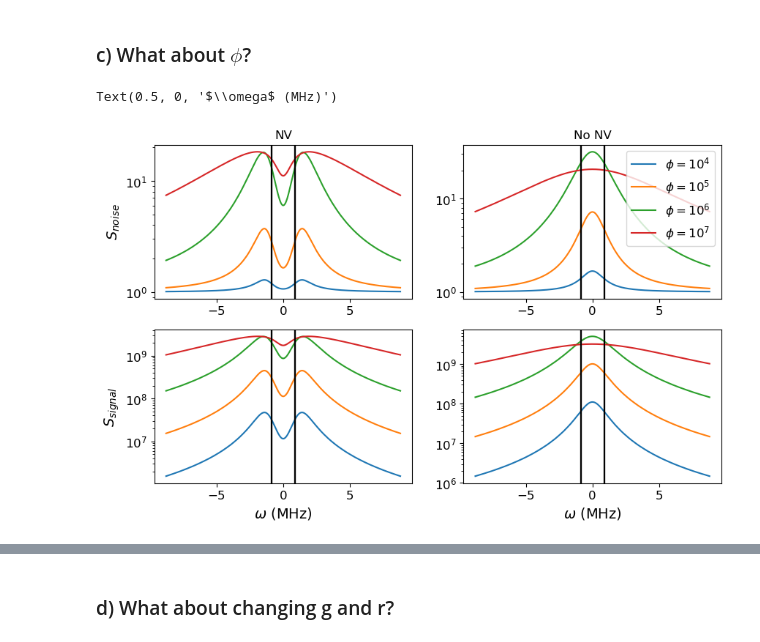
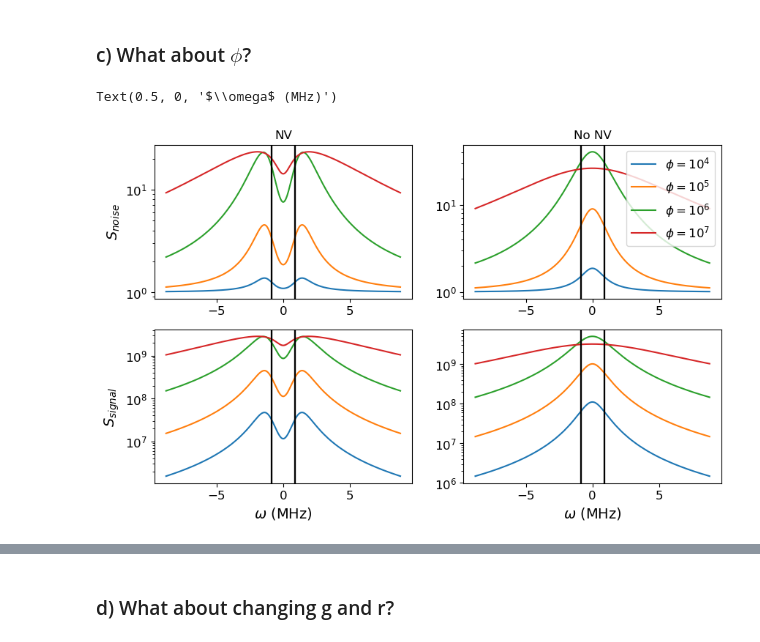
Before and after one commit to jleamer/mode_cooling, a Jupyter notebook: attenuation_calcs.ipynb, the cells around one changed output, grey strips where cells are left out. Saved outputs shown, nothing was run; the diff lists cells and outputs as text; code cells hidden in the pictures.

```diff
--- a/attenuation_calcs.ipynb
+++ b/attenuation_calcs.ipynb
@@ -219,7 +239,7 @@ output_snr_no_nv_vals = output_signal_no_nv_vals / output_noise_no_nv_vals
 output_noise_vals = []
 output_signal_vals = []
 for b in β_vals:
-    temp = get_photons_e(ω_bounds, κ, γ, ϕ, g, r, nT, nc, b)
+    temp = get_photons_e(ω_bounds, κ, γ, ϕ, g, r, nT, nc, b, Sϕ)
     output_noise_vals.append(temp[0])
     output_signal_vals.append(temp[1])
 
@@ -247,9 +267,9 @@ s_signal_out_vals = []
 s_noise_out_no_NV_vals = []
 s_signal_out_no_NV_vals = []
 for k in κ_vals:
-    s_noise_out_vals.append(get_output_noise_spectrum_e(10*ω_bounds, k, γ, ϕ, g, r, nT, nc, β))
+    s_noise_out_vals.append(get_output_noise_spectrum_e(10*ω_bounds, k, γ, ϕ, g, r, nT, nc, β, Sϕ))
     s_signal_out_vals.append(get_output_signal_spectrum_e(10*ω_bounds, k, γ, ϕ, g, r, nT, nc, β))
-    s_noise_out_no_NV_vals.append(get_output_noise_spectrum_e_no_NV(10*ω_bounds, k, γ, ϕ, nT, β))
+    s_noise_out_no_NV_vals.append(get_output_noise_spectrum_e_no_NV(10*ω_bounds, k, γ, ϕ, nT, β, Sϕ))
     s_signal_out_no_NV_vals.append(get_output_signal_spectrum_e_no_NV(10*ω_bounds, k, γ, ϕ, nT, β))
 
 #linestyles = ['-', (0, (5, 10)), (0, (5, 7.5)), (0, (5, 5)), (0, (5, 2.5))]
@@ -300,7 +321,7 @@ input_snr = input_signal / input_noise
 output_noise_no_NV_vals = np.zeros(κ_vals.shape[0])
 output_signal_no_NV_vals = np.zeros(κ_vals.shape[0])
 for i, k in enumerate(κ_vals):
-    temp = get_photons_e_no_NV(ω_bounds, k, γ, ϕ, nT, β)
+    temp = get_photons_e_no_NV(ω_bounds, k, γ, ϕ, nT, β, Sϕ)
     output_noise_no_NV_vals[i] = temp[0]
     output_signal_no_NV_vals[i] = temp[1]
 
@@ -311,7 +332,7 @@ output_snr_no_NV_vals = output_signal_no_NV_vals / output_noise_no_NV_vals
 output_noise_vals = np.zeros(κ_vals.shape[0])
 output_signal_vals = np.zeros(κ_vals.shape[0])
 for i, k in enumerate(κ_vals):
-    temp = get_photons_e(ω_bounds, k, γ, ϕ, g, r, nT, nc, β)
+    temp = get_photons_e(ω_bounds, k, γ, ϕ, g, r, nT, nc, β, Sϕ)
     output_noise_vals[i] = temp[0]
     output_signal_vals[i] = temp[1]
 
@@ -358,42 +379,42 @@ s_signal_out_vals = []
 s_noise_out_no_NV_vals = []
 s_signal_out_no_NV_vals = []
 for p in ϕ_vals:
-    s_noise_out_vals.append(get_output_noise_spectrum_e(10*ω_bounds, κ, γ, p, g, r, nT, nc, β))
+    s_noise_out_vals.append(get_output_noise_spectrum_e(10*ω_bounds, κ, γ, p, g, r, nT, nc, β, Sϕ))
     s_signal_out_vals.append(get_output_signal_spectrum_e(10*ω_bounds, κ, γ, p, g, r, nT, nc, β))
-    s_noise_out_no_NV_vals.append(get_output_noise_spectrum_e_no_NV(10*ω_bounds, κ, γ, p, nT, β))
+    s_noise_out_no_NV_vals.append(get_output_noise_spectrum_e_no_NV(10*ω_bounds, κ, γ, p, nT, β, Sϕ))
     s_signal_out_no_NV_vals.append(get_output_signal_spectrum_e_no_NV(10*ω_bounds, κ, γ, p, nT, β))
 
 #linestyles = ['-', (0, (5, 10)), (0, (5, 7.5)), (0, (5, 5)), (0, (5, 2.5))]
 linestyles = ['-', '-', '-', '-']
 fig = plt.figure(1, figsize=(10, 6))
 ax = fig.subplots(2, 2)
 for i, p in enumerate(ϕ_vals):
     ax[0][0].semilogy(10*ω_bounds / 1e6, s_noise_out_vals[i], linestyle=linestyles[i])
     ax[0][0].axvline(x=-γ/1e6, color='k')
     ax[0][0].axvline(x=γ/1e6, color='k')
 
     ax[0][1].semilogy(10*ω_bounds / 1e6, s_noise_out_no_NV_vals[i], linestyle=linestyles[i], label='$\\phi = 10^{' + str(i+4) + '}$')
     ax[0][1].axvline(x=-γ/1e6, color='k')
     ax[0][1].axvline(x=γ/1e6, color='k')
 
     ax[1][0].semilogy(10*ω_bounds / 1e6, s_signal_out_vals[i], linestyle=linestyles[i])
     ax[1][0].axvline(x=-γ/1e6, color='k')
     ax[1][0].axvline(x=γ/1e6, color='k')
 
     ax[1][1].semilogy(10*ω_bounds / 1e6, s_signal_out_no_NV_vals[i], linestyle=linestyles[i])
     ax[1][1].axvline(x=-γ/1e6, color='k')
     ax[1][1].axvline(x=γ/1e6, color='k')
 
 ax[0][0].set_ylabel("$S_{noise}$")
 ax[0][0].set_title("NV")
 ax[0][1].set_title("No NV")
 ax[0][1].legend()
 ax[1][0].set_ylabel("$S_{signal}$")
 ax[1][0].set_xlabel("$\\omega$ (MHz)")
 ax[1][1].set_xlabel("$\\omega$ (MHz)")
 # %% [output]
 Text(0.5, 0, '$\\omega$ (MHz)')
-[figure, old version]
+[figure, new version]
 # %%
 # Define ϕ values
 ϕ_vals = np.logspace(4, 7, 1000)
```
Also changed, not shown: parts of 32 cells of this notebook.
